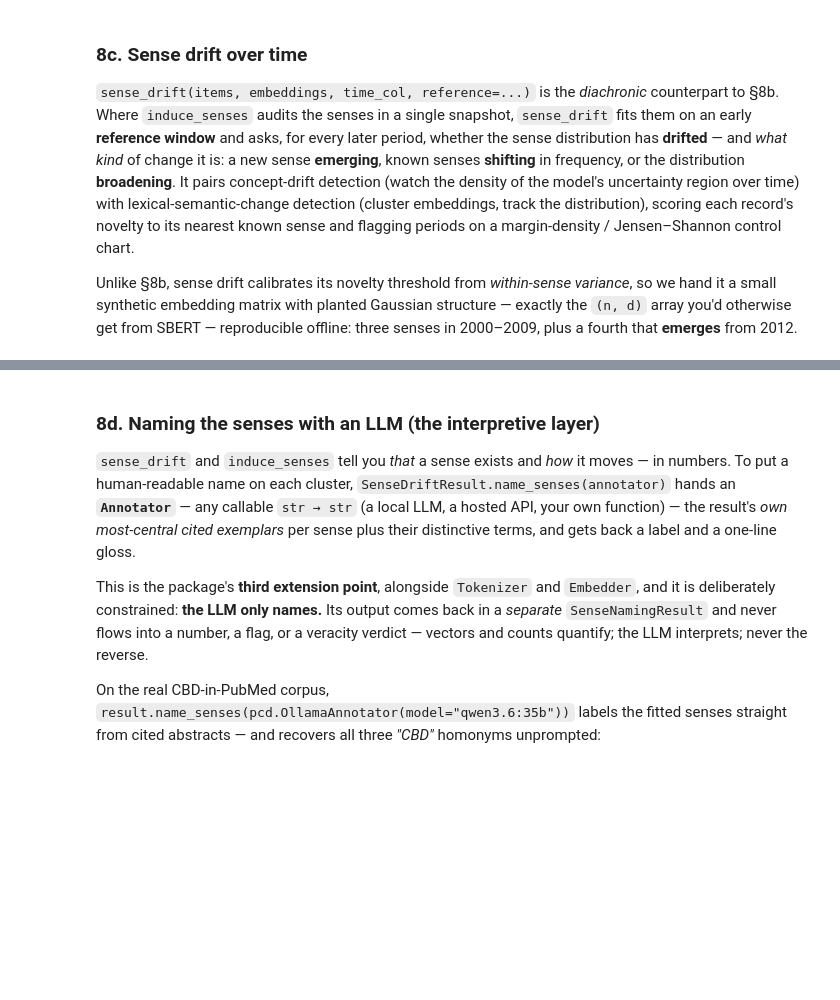
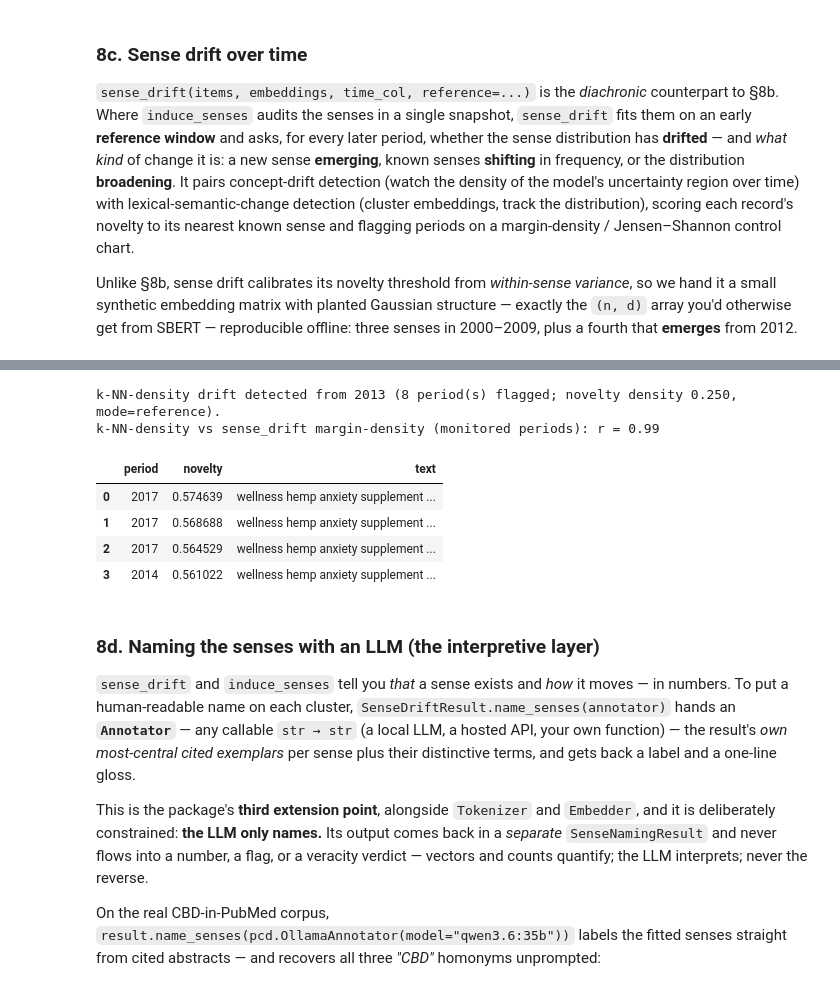
Before and after one commit to jturner-uofl/pycorpdiff, a Jupyter notebook: examples/pycorpdiff_tutorial.ipynb, the cells around one changed output, grey strips where cells are left out. Cells and saved outputs as stored; diff of their text form; code cells hidden in the pictures; blank space fills up the shorter version.

```diff
--- a/examples/pycorpdiff_tutorial.ipynb
+++ b/examples/pycorpdiff_tutorial.ipynb
@@ -532,3 +541,25 @@ change type: emergence | terms: ['hemp', 'wellness', 'supplement', 'tincture', '
+# %%
+# reuse the synthetic corpus/emb from 8c (a 4th sense emerges in 2012)
+knn = pcd.knn_density_drift(corpus, emb, time_col="year",
+                            reference=list(range(2000, 2010)), k=10)
+print(knn.summary())
+
+# cross-check: do the two independent detectors agree over the monitored years?
+mon = ~knn.table["period"].isin(range(2000, 2010))
+r = np.corrcoef(knn.table.loc[mon, "novelty_density"],
+                drift.table.loc[mon, "margin_density"])[0, 1]
+print(f"k-NN-density vs sense_drift margin-density (monitored periods): r = {r:.2f}")
+
+# cited exemplars the streaming detector surfaces (verbatim, never invented)
+knn.exemplars(top=4)[["period", "novelty", "text"]]
+# %% [output]
+k-NN-density drift detected from 2013 (8 period(s) flagged; novelty density 0.250, mode=reference).
+k-NN-density vs sense_drift margin-density (monitored periods): r = 0.99
+|  | period | novelty | text |
+| 0 | 2017 | 0.574639 | wellness hemp anxiety supplement ... |
+| 1 | 2017 | 0.568688 | wellness hemp anxiety supplement ... |
+| 2 | 2017 | 0.564529 | wellness hemp anxiety supplement ... |
+| 3 | 2014 | 0.561022 | wellness hemp anxiety supplement ... |
 # %% [markdown]
 ### 8d. Naming the senses with an LLM (the interpretive layer)
 
```
Also changed, not shown: parts of 3 cells of this notebook, 4 other files.
